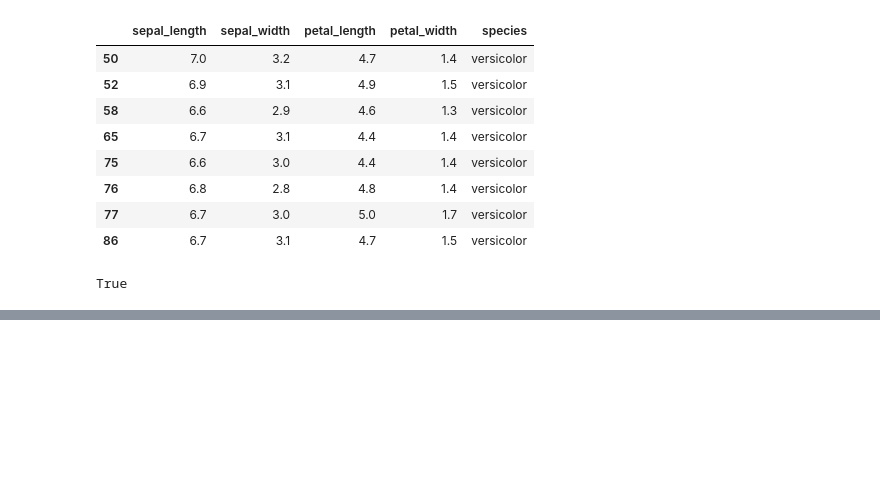
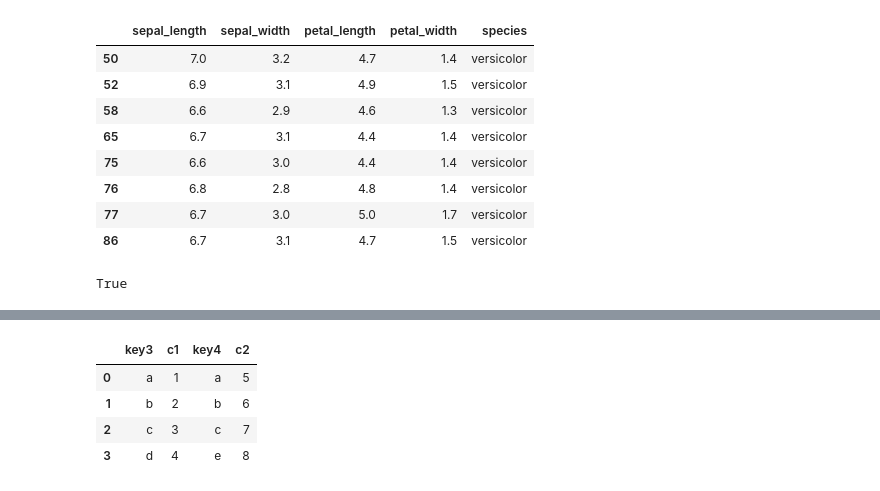
Before and after one commit to comlec/ai_x, a Jupyter notebook: source/01_python/ch11_데이터프레임과시리즈(Pandas)_1절~8절.ipynb, the cells around one changed output, grey strips where cells are left out. Cells and saved outputs as stored; diff of their text form; code cells hidden in the pictures; blank space fills up the shorter version.

```diff
--- a/source/01_python/ch11_데이터프레임과시리즈(Pandas)_1절~8절.ipynb
+++ b/source/01_python/ch11_데이터프레임과시리즈(Pandas)_1절~8절.ipynb
@@ -1280,0 +1324,8 @@ df1.merge(right=df2, how='right') # right 데이터만 남기고 외쪽데이터
+# %%
+df3.merge(df4, left_index=True, right_index=True) # pd.concat([df3, df4],1)와 유사
+# %% [output]
+|  | key3 | c1 | key4 | c2 |
+| 0 | a | 1 | a | 5 |
+| 1 | b | 2 | b | 6 |
+| 2 | c | 3 | c | 7 |
+| 3 | d | 4 | e | 8 |
```
Also changed, not shown: parts of 54 cells of this notebook.
